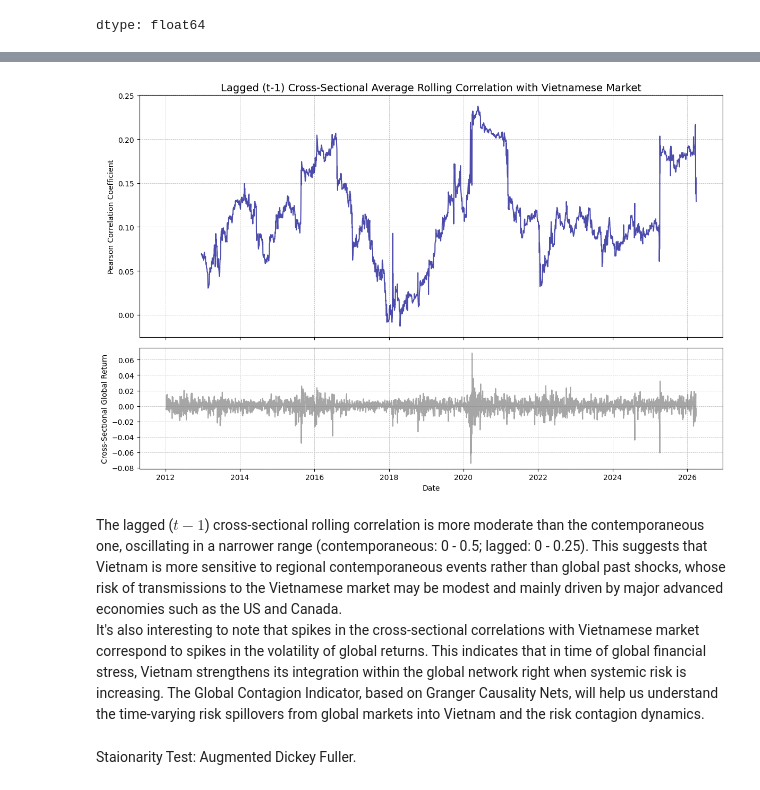
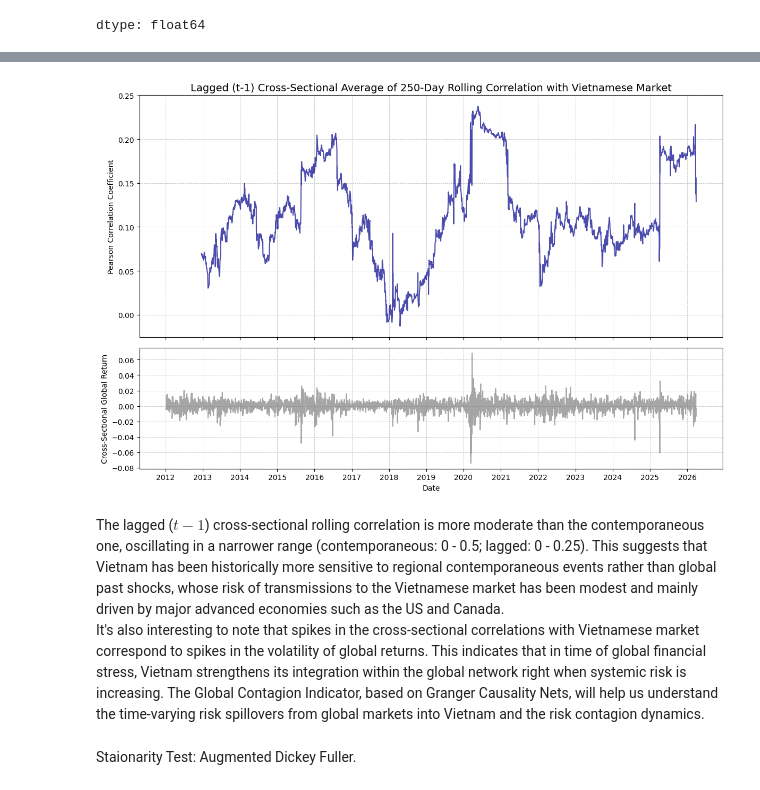
Before and after one commit to SebastianoDenegri/vietnam-systemic-risk-index, a Jupyter notebook: A_Systemic_Risk_Framework_for_the_Vietnamese_Market_a_Composite_Risk_Index_and_Financial_Stress_Prediction.ipynb, the cells around one changed output, grey strips where cells are left out. Saved outputs shown, nothing was run; the diff lists cells and outputs as text; code cells hidden in the pictures.

```diff
--- a/A_Systemic_Risk_Framework_for_the_Vietnamese_Market_a_Composite_Risk_Index_and_Financial_Stress_Prediction.ipynb
+++ b/A_Systemic_Risk_Framework_for_the_Vietnamese_Market_a_Composite_Risk_Index_and_Financial_Stress_Prediction.ipynb
@@ -211,5 +212,5 @@ Import the dataframe to the notebook.
 # %%
-file_path = "/content/drive/My Drive/WQU/10_Capstone_Project/Capstone Project/data/df_vn.parquet"
+file_path = "/content/drive/My Drive/WQU/10_Capstone_Project/Capstone Project/data/df_vn.csv"
 def import_data(file_path):
   try:
     drive.mount('/content/drive', force_remount=True)
@@ -227,8 +228,11 @@ def import_data(file_path):
 
     # Automatically read the uploaded file
     file_name = list(uploaded.keys())[0]  # pick the first uploaded file
-    df = pd.read_parquet(io.BytesIO(uploaded[file_name]))
-    print(f"Loaded {file_name} from manual upload")
+    try:
+      df = pd.read_parquet(io.BytesIO(uploaded[file_name]))
+    except:
+      print("Wrong file extension. Parquet file required.")
+    print(f"Loaded {file_name} from manual upload.")
     return df
 # %%
 df_vn = import_data(file_path)
@@ -323,6 +328,6 @@ files.download("df_glob.parquet")
 # %% [markdown]
 Import the dataframe with the international data to the notebook.
 # %%
-file_path = "/content/drive/My Drive/WQU/10_Capstone_Project/Capstone Project/data/df_glob.parquet"
+file_path = "/content/drive/My Drive/WQU/10_Capstone_Project/Capstone Project/data/df_glob.csv"
 df_glob = import_data(file_path)
 # %% [output]
@@ -855,27 +908,29 @@ plt.show()
 # %%
 # Lagged (t-1) Cross-Sectional Average Rolling Correlation with Vietnamese Market
 rolling_corr_lagged = (df_glob_ret.drop(columns='VNINDEX').shift(1).rolling(250).corr(df_glob_ret['VNINDEX']))
 avg_global_ret = df_glob_ret.drop(columns='VNINDEX').shift(1).mean(axis=1)
 # Plot
 fig, (ax1, ax2) = plt.subplots(2, 1, figsize=(12, 8), sharex=True, gridspec_kw={'height_ratios': [2, 1]})
 ax1.plot(rolling_corr_lagged.mean(axis=1), color='darkblue', alpha=0.7)
-ax1.set_title('Lagged (t-1) Cross-Sectional Average Rolling Correlation with Vietnamese Market', fontsize=14)
+ax1.set_title('Lagged (t-1) Cross-Sectional Average of 250-Day Rolling Correlation with Vietnamese Market', fontsize=14)
 ax1.set_ylabel('Pearson Correlation Coefficient')
 ax1.grid(True, linestyle='--', linewidth=.5)
 
 ax2.plot(avg_global_ret, color='grey', alpha=0.7)
 ax2.set_ylabel('Cross-Sectional Global Return')
 ax2.set_xlabel('Date')
 ax2.grid(True, linestyle='--', linewidth=.5)
 #ax2.set_title('Cross-Sectional Global Returns', fontsize = 12)
-
+ax = plt.gca()
+ax.xaxis.set_major_locator(mdates.YearLocator(1))
+ax.xaxis.set_major_formatter(mdates.DateFormatter('%Y'))
 plt.tight_layout()
 plt.show()
 # %% [output]
-[figure, old version]
+[figure, new version]
 # %% [markdown]
 The lagged ($t-1$) cross-sectional rolling correlation is more moderate than the contemporaneous one, oscillating in a narrower range (contemporaneous: 0 - 0.5; lagged: 0 - 0.25).
-This suggests that Vietnam is more sensitive to regional contemporaneous events rather than global past shocks, whose risk of transmissions to the Vietnamese market may be modest and mainly driven by major advanced economies such as the US and Canada.
+This suggests that Vietnam has been historically more sensitive to regional contemporaneous events rather than global past shocks, whose risk of transmissions to the Vietnamese market has been modest and mainly driven by major advanced economies such as the US and Canada.
 It's also interesting to note that spikes in the cross-sectional correlations with Vietnamese market correspond to spikes in the volatility of global returns. This indicates that in time of global financial stress, Vietnam strengthens its integration within the global network right when systemic risk is increasing. The Global Contagion Indicator, based on Granger Causality Nets, will help us understand the time-varying risk spillovers from global markets into Vietnam and the risk contagion dynamics.
 # %% [markdown]
 Staionarity Test: Augmented Dickey Fuller.
```
Also changed, not shown: parts of 52 cells of this notebook.
